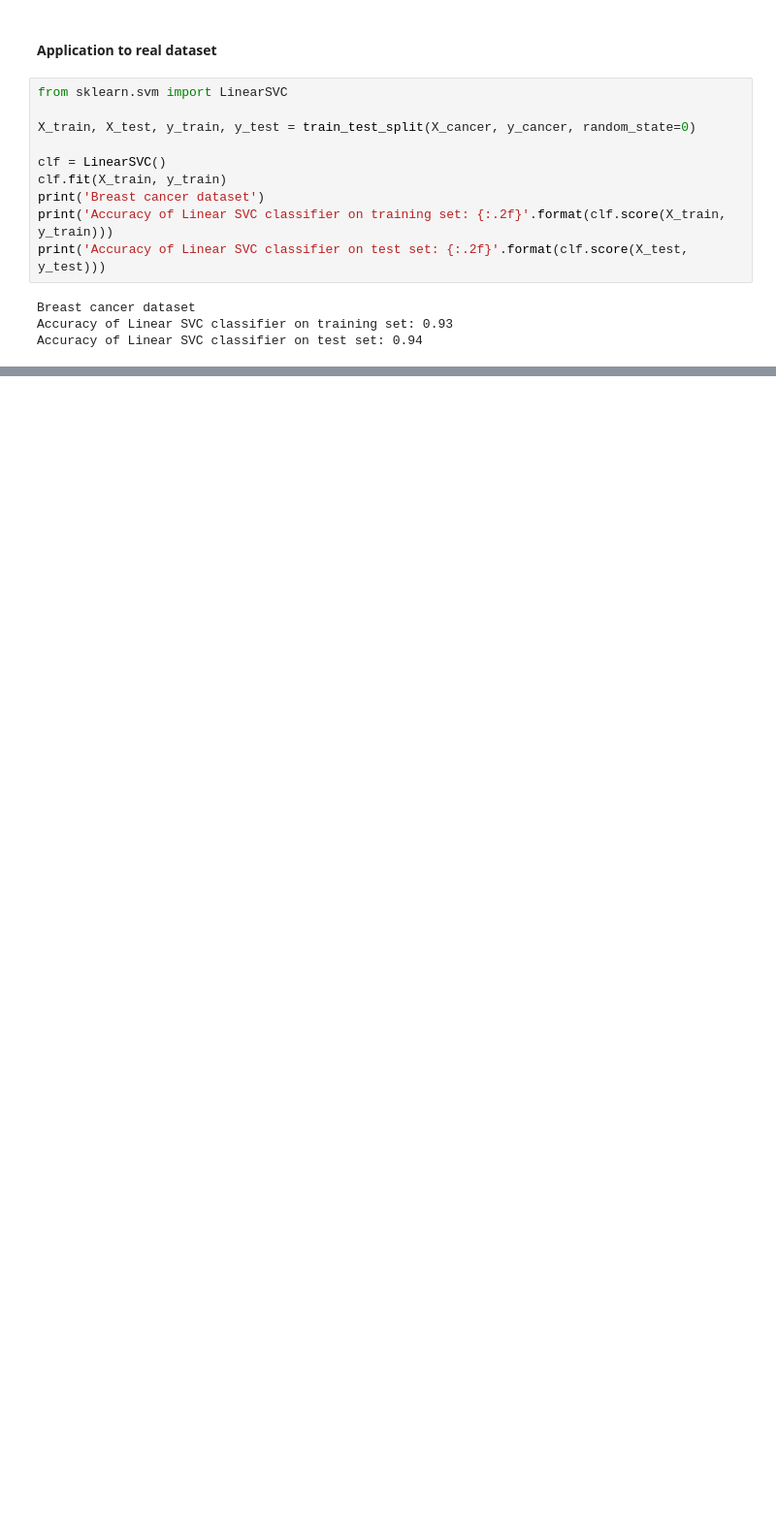
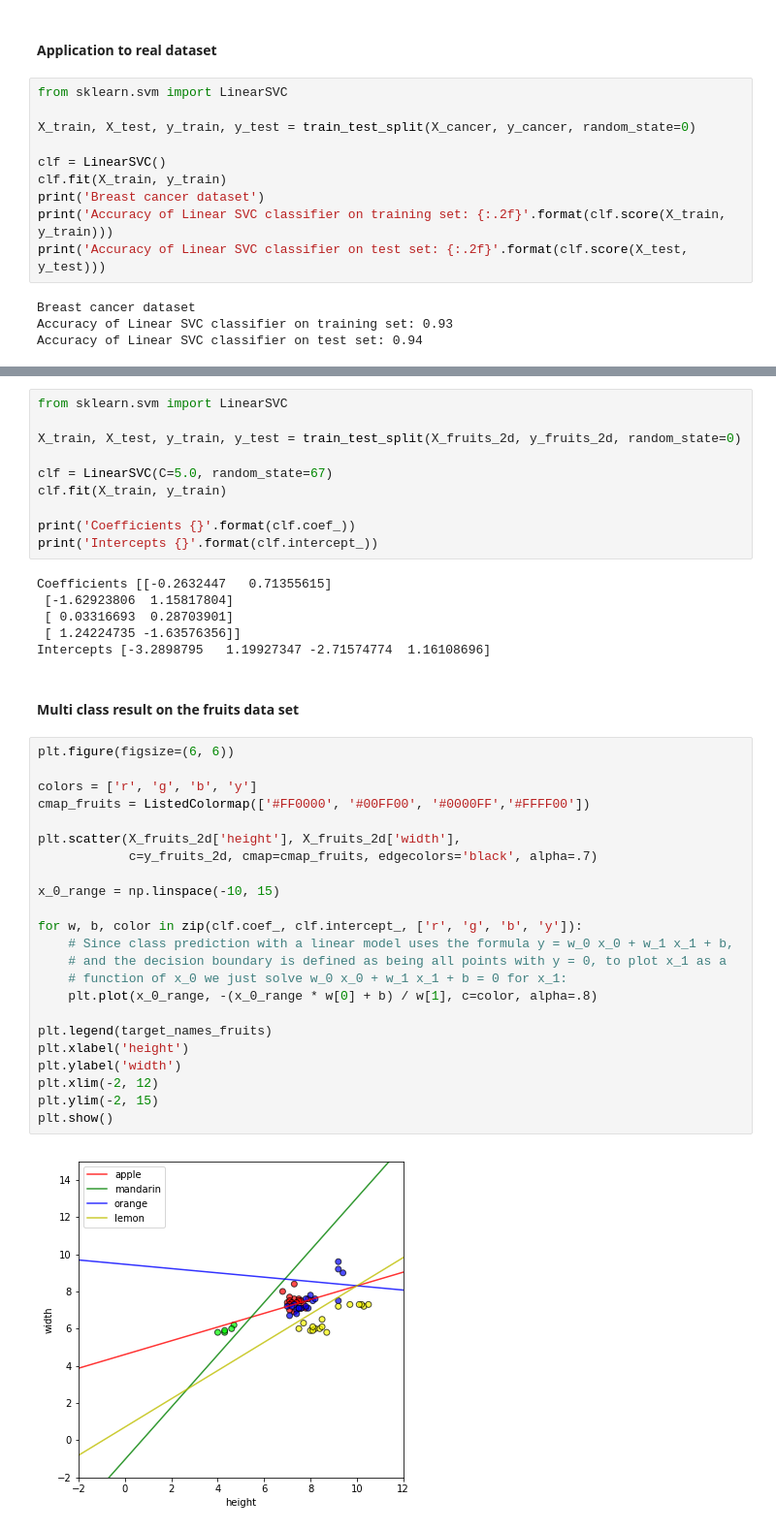
Before and after one commit to djaballah/Applied-Machine-Learning, a Jupyter notebook: module 2/module2-notebook.ipynb, the cells around one changed output, grey strips where cells are left out. Shown: that part at 97% size. Cells and saved outputs as stored; diff of their text form; blank space fills up the shorter version.

Commit message:
Add the multi class classification with linear models section to module 2

```diff
--- a/module 2/module2-notebook.ipynb
+++ b/module 2/module2-notebook.ipynb
@@ -601,0 +604,43 @@ Accuracy of Linear SVC classifier on test set: 0.94
+# %%
+from sklearn.svm import LinearSVC
+
+X_train, X_test, y_train, y_test = train_test_split(X_fruits_2d, y_fruits_2d, random_state=0)
+
+clf = LinearSVC(C=5.0, random_state=67)
+clf.fit(X_train, y_train)
+
+print('Coefficients {}'.format(clf.coef_))
+print('Intercepts {}'.format(clf.intercept_))
+# %% [output]
+Coefficients [[-0.2632447   0.71355615]
+ [-1.62923806  1.15817804]
+ [ 0.03316693  0.28703901]
+ [ 1.24224735 -1.63576356]]
+Intercepts [-3.2898795   1.19927347 -2.71574774  1.16108696]
+# %% [markdown]
+#### Multi class result on the fruits data set
+# %%
+plt.figure(figsize=(6, 6))
+
+colors = ['r', 'g', 'b', 'y']
+cmap_fruits = ListedColormap(['#FF0000', '#00FF00', '#0000FF','#FFFF00'])
+
+plt.scatter(X_fruits_2d['height'], X_fruits_2d['width'],
+            c=y_fruits_2d, cmap=cmap_fruits, edgecolors='black', alpha=.7)
+
+x_0_range = np.linspace(-10, 15)
+
+for w, b, color in zip(clf.coef_, clf.intercept_, ['r', 'g', 'b', 'y']):
+    # Since class prediction with a linear model uses the formula y = w_0 x_0 + w_1 x_1 + b,
+    # and the decision boundary is defined as being all points with y = 0, to plot x_1 as a
+    # function of x_0 we just solve w_0 x_0 + w_1 x_1 + b = 0 for x_1:
+    plt.plot(x_0_range, -(x_0_range * w[0] + b) / w[1], c=color, alpha=.8)
+
+plt.legend(target_names_fruits)
+plt.xlabel('height')
+plt.ylabel('width')
+plt.xlim(-2, 12)
+plt.ylim(-2, 15)
+plt.show()
+# %% [output]
+[figure, added]
```
Also changed, not shown: parts of 2 cells of this notebook.
